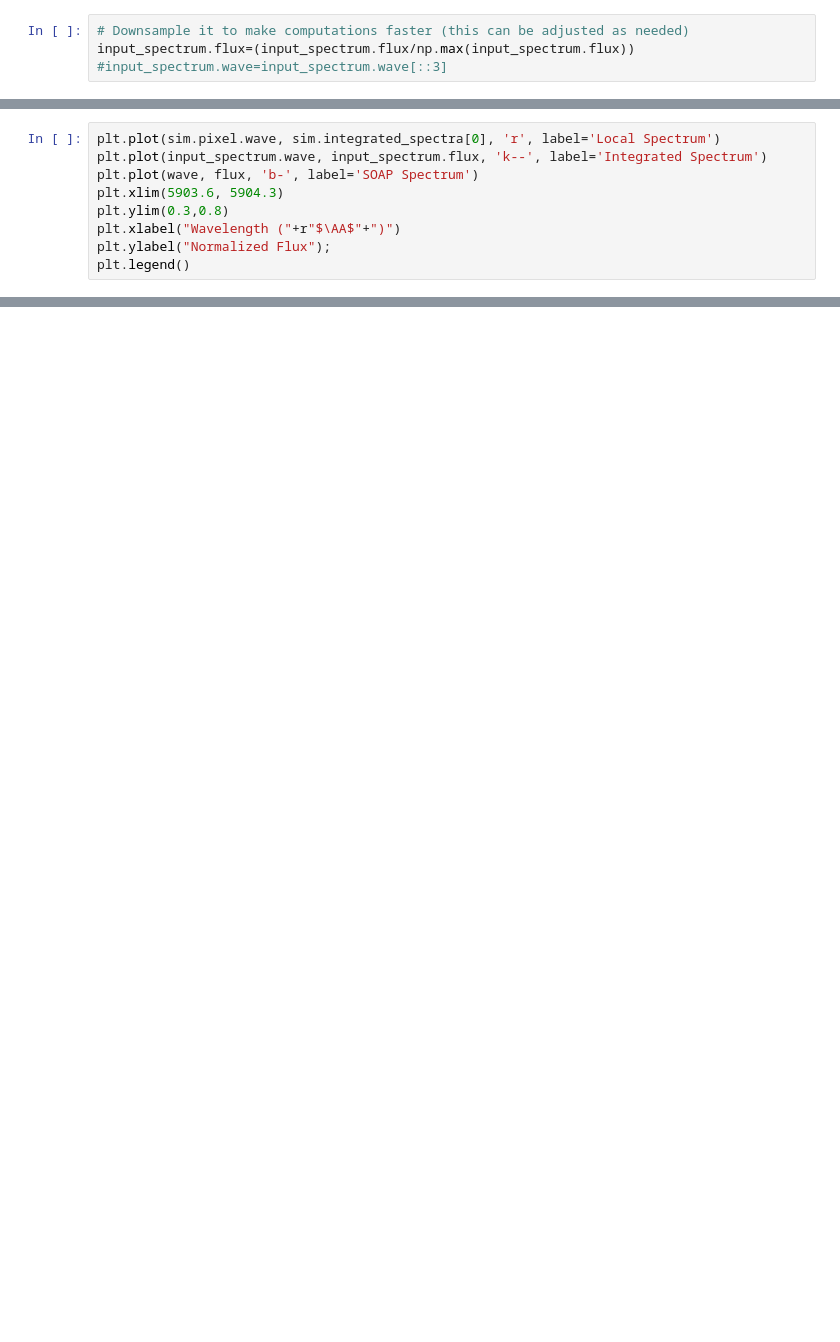
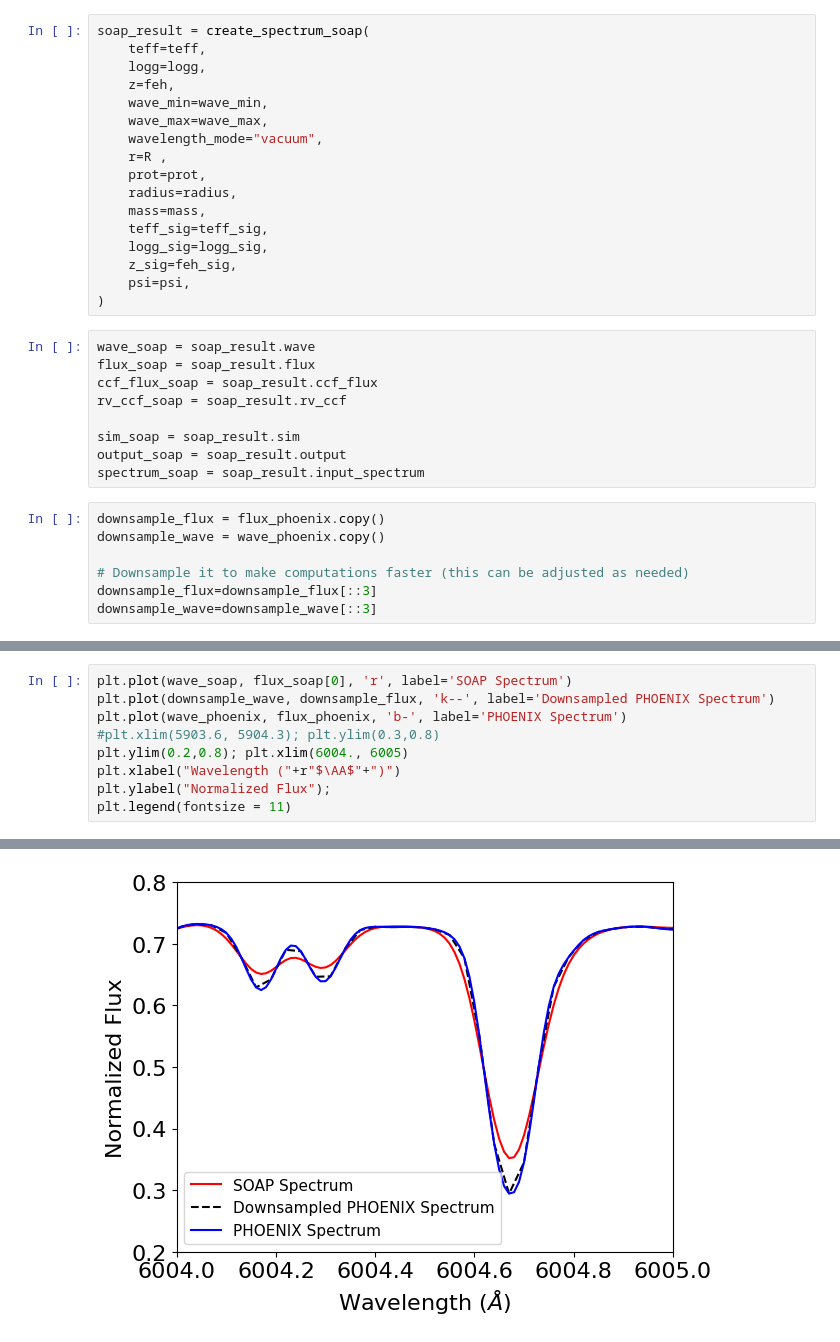
Before and after one commit to vadibekyan/DL_RV_diogo, a Jupyter notebook: integrated_star.ipynb, the cells around one changed output, grey strips where cells are left out. Cells and saved outputs as stored; diff of their text form; blank space fills up the shorter version.

```diff
--- a/integrated_star.ipynb
+++ b/integrated_star.ipynb
@@ -132,4 +41,33 @@ ImportError: cannot import name 'backend_agg' from 'matplotlib.backends' (C:\Use
+# %%
+soap_result = create_spectrum_soap(
+    teff=teff,
+    logg=logg,
+    z=feh,
+    wave_min=wave_min,
+    wave_max=wave_max,
+    wavelength_mode="vacuum",
+    r=R ,
+    prot=prot,
+    radius=radius,
+    mass=mass,
+    teff_sig=teff_sig,
+    logg_sig=logg_sig,
+    z_sig=feh_sig,
+    psi=psi,
+)
+# %%
+wave_soap = soap_result.wave
+flux_soap = soap_result.flux
+ccf_flux_soap = soap_result.ccf_flux
+rv_ccf_soap = soap_result.rv_ccf
+
+sim_soap = soap_result.sim
+output_soap = soap_result.output
+spectrum_soap = soap_result.input_spectrum
 # %%
+downsample_flux = flux_phoenix.copy()
+downsample_wave = wave_phoenix.copy()
+
 # Downsample it to make computations faster (this can be adjusted as needed)
-input_spectrum.flux=(input_spectrum.flux/np.max(input_spectrum.flux))
-#input_spectrum.wave=input_spectrum.wave[::3]
+downsample_flux=downsample_flux[::3]
+downsample_wave=downsample_wave[::3]
@@ -165,10 +76,10 @@ sim.integrated_spectra
 # %%
-plt.plot(sim.pixel.wave, sim.integrated_spectra[0], 'r', label='Local Spectrum')
-plt.plot(input_spectrum.wave, input_spectrum.flux, 'k--', label='Integrated Spectrum')
-plt.plot(wave, flux, 'b-', label='SOAP Spectrum')
-plt.xlim(5903.6, 5904.3)
-plt.ylim(0.3,0.8)
+plt.plot(wave_soap, flux_soap[0], 'r', label='SOAP Spectrum')
+plt.plot(downsample_wave, downsample_flux, 'k--', label='Downsampled PHOENIX Spectrum')
+plt.plot(wave_phoenix, flux_phoenix, 'b-', label='PHOENIX Spectrum')
+#plt.xlim(5903.6, 5904.3); plt.ylim(0.3,0.8)
+plt.ylim(0.2,0.8); plt.xlim(6004., 6005)
 plt.xlabel("Wavelength ("+r"$\AA$"+")")
 plt.ylabel("Normalized Flux");
-plt.legend()
+plt.legend(fontsize = 11)
 # %% [output]
@@ -175,0 +87 @@ NameError: name 'sim' is not defined
+[figure, added]
```
Also changed, not shown: parts of 19 cells of this notebook, 1 other file.
